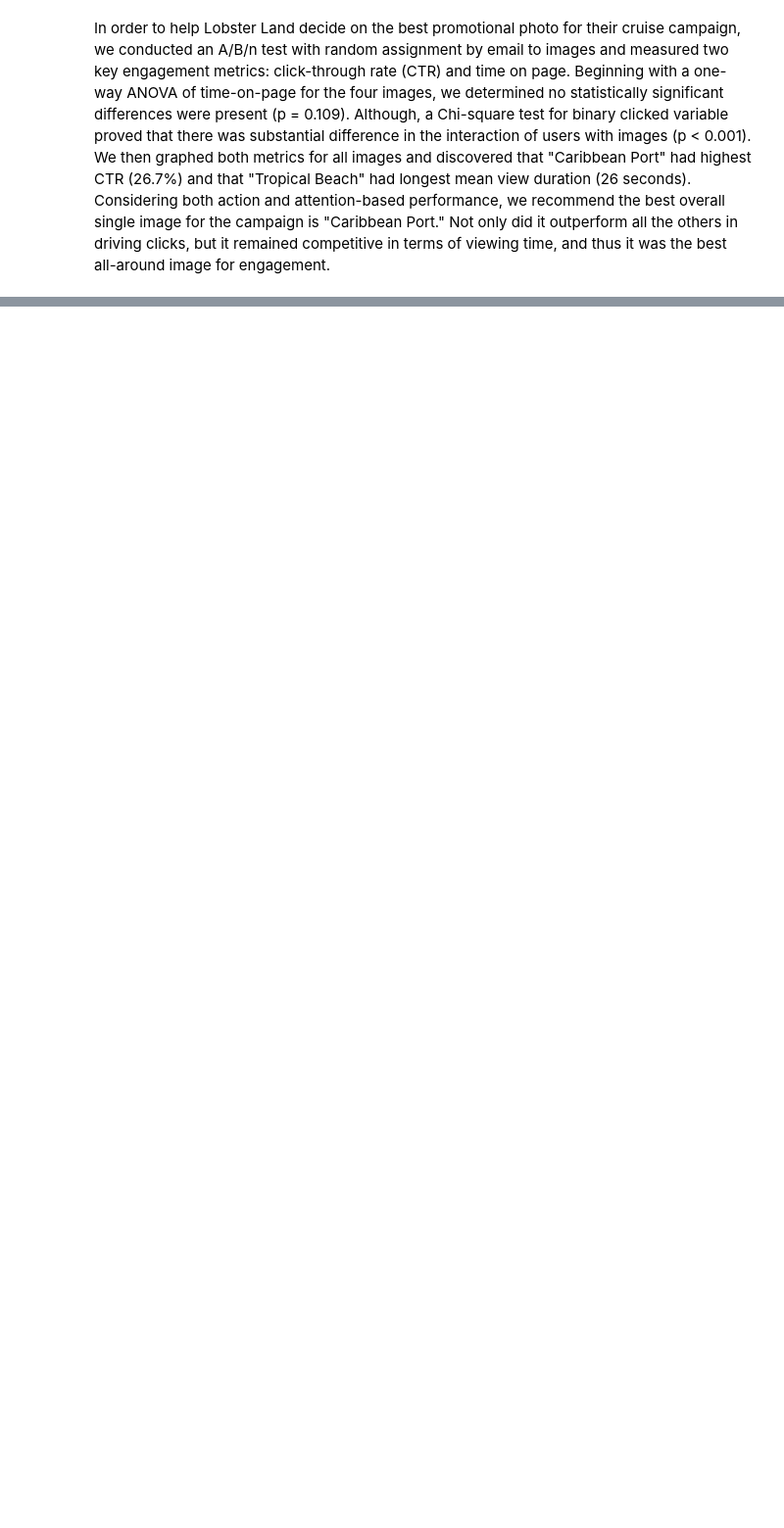
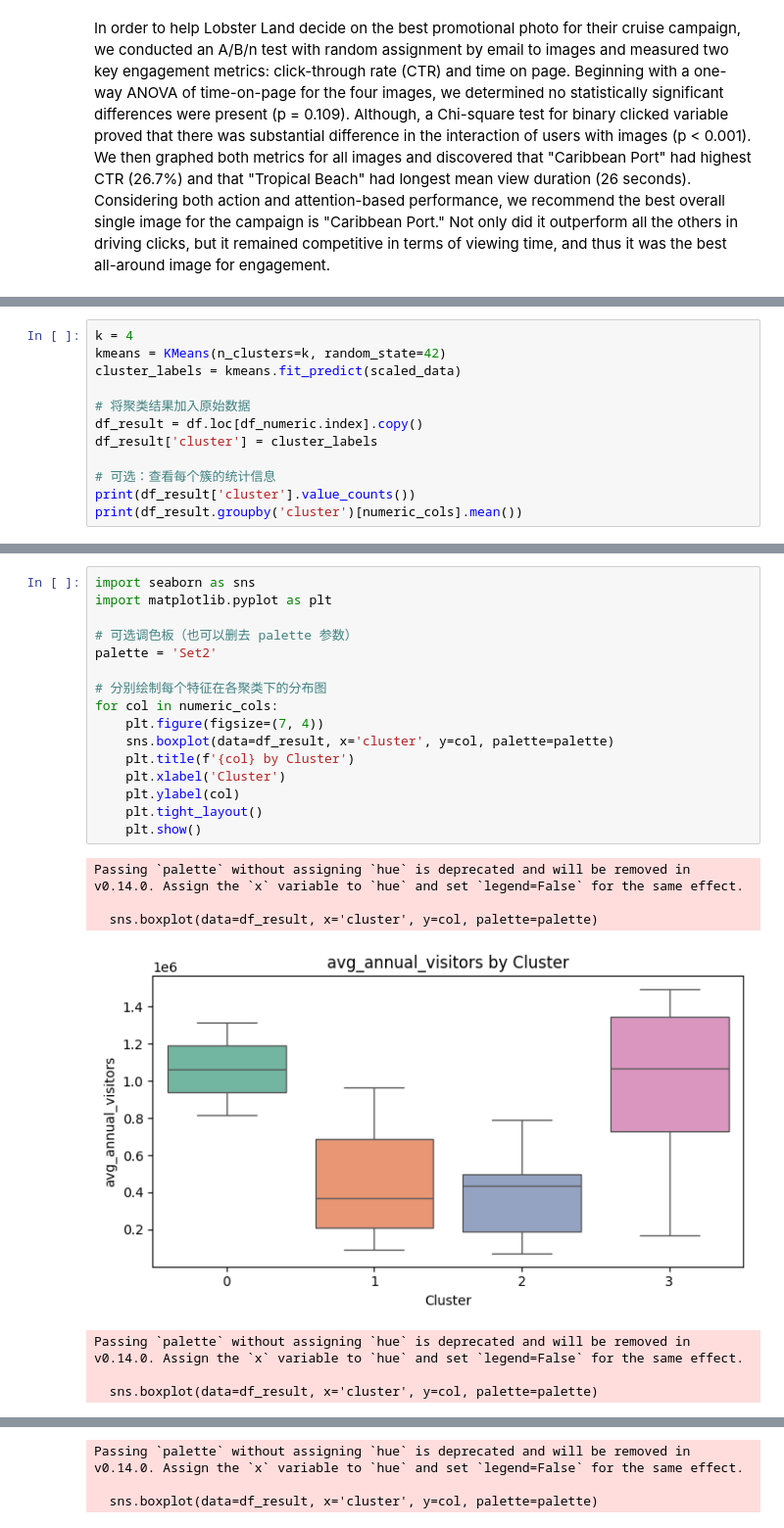
Before and after one commit to CYXNBNBNB/AD654-Sp25A3-Project, a Jupyter notebook: 89.ipynb, the cells around one changed output, grey strips where cells are left out. Shown: that part at 98% size. Cells and saved outputs as stored; diff of their text form; blank space fills up the shorter version.

```diff
--- a/89.ipynb
+++ b/89.ipynb
@@ -51,0 +89,12 @@ In order to help Lobster Land decide on the best promotional photo for their cru
+# %%
+k = 4
+kmeans = KMeans(n_clusters=k, random_state=42)
+cluster_labels = kmeans.fit_predict(scaled_data)
+
+# 将聚类结果加入原始数据
+df_result = df.loc[df_numeric.index].copy()
+df_result['cluster'] = cluster_labels
+
+# 可选：查看每个簇的统计信息
+print(df_result['cluster'].value_counts())
+print(df_result.groupby('cluster')[numeric_cols].mean())
@@ -51,0 +119,24 @@ In order to help Lobster Land decide on the best promotional photo for their cru
+# %%
+import seaborn as sns
+import matplotlib.pyplot as plt
+
+# 可选调色板（也可以删去 palette 参数）
+palette = 'Set2'
+
+# 分别绘制每个特征在各聚类下的分布图
+for col in numeric_cols:
+    plt.figure(figsize=(7, 4))
+    sns.boxplot(data=df_result, x='cluster', y=col, palette=palette)
+    plt.title(f'{col} by Cluster')
+    plt.xlabel('Cluster')
+    plt.ylabel(col)
+    plt.tight_layout()
+    plt.show()
+# %% [output]
+Passing `palette` without assigning `hue` is deprecated and will be removed in v0.14.0. Assign the `x` variable to `hue` and set `legend=False` for the same effect.
+
+  sns.boxplot(data=df_result, x='cluster', y=col, palette=palette)
+[figure, added]
+Passing `palette` without assigning `hue` is deprecated and will be removed in v0.14.0. Assign the `x` variable to `hue` and set `legend=False` for the same effect.
+
+  sns.boxplot(data=df_result, x='cluster', y=col, palette=palette)
@@ -51,0 +144,3 @@ In order to help Lobster Land decide on the best promotional photo for their cru
+Passing `palette` without assigning `hue` is deprecated and will be removed in v0.14.0. Assign the `x` variable to `hue` and set `legend=False` for the same effect.
+
+  sns.boxplot(data=df_result, x='cluster', y=col, palette=palette)
```
Also changed, not shown: parts of 10 cells of this notebook.
